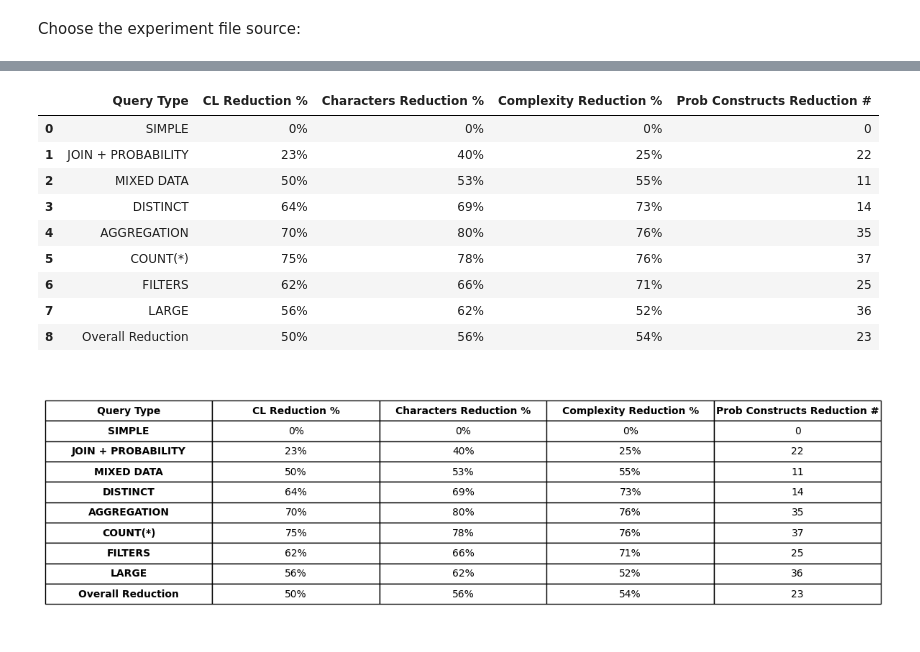
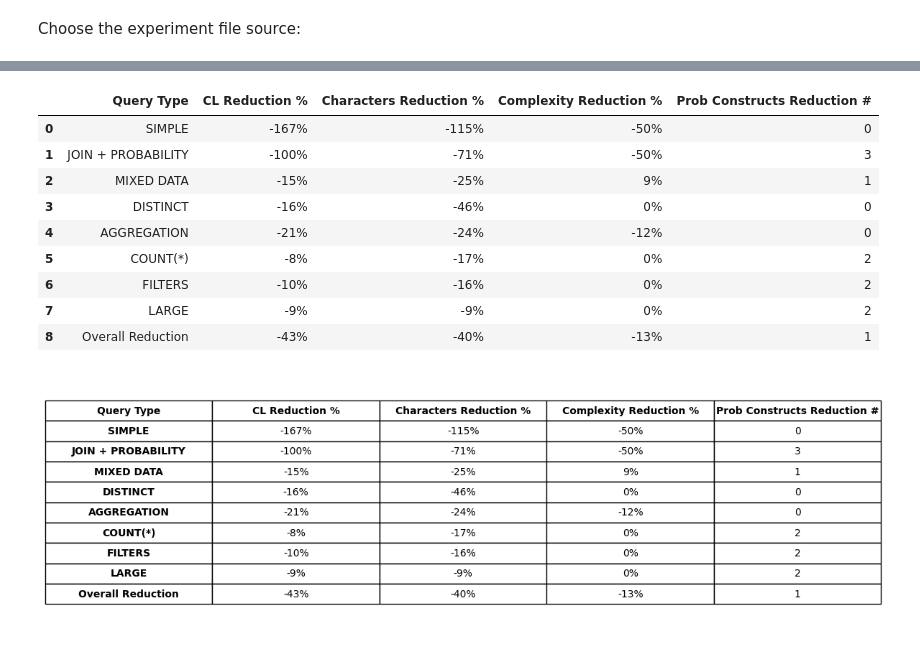
Before and after one commit to DemirevMartin/DuoSQL, a Jupyter notebook: experiment_visualizer.ipynb, the cells around one changed output, grey strips where cells are left out. Drawn from its saved outputs; the diff is of its cells as text; code cells hidden in the pictures.

```diff
--- a/experiment_visualizer.ipynb
+++ b/experiment_visualizer.ipynb
@@ -9,6 +9,6 @@ from decimal import Decimal, ROUND_HALF_UP
 Choose the experiment file source:
 # %%
 experiments = ["experiment_results/manual_vs_high-level.xlsx", "experiment_results/manual_vs_auto.xlsx"]
-df = pd.read_excel(experiments[0])
+df = pd.read_excel(experiments[1])
 # %%
 df.columns = [col.strip() for col in df.columns]
@@ -152,21 +142,21 @@ def round_half_up(val):
     return int(Decimal(val).to_integral_value(rounding=ROUND_HALF_UP))
 
 grouped["CL Reduction %"] = (
-    ((grouped[f"{odd_query_type} CL"] - grouped[f"{even_query_type} CL"]) / grouped[f"{odd_query_type} CL"] * 100)
+    ((grouped[f"{even_query_type} CL"] - grouped[f"{odd_query_type} CL"]) / grouped[f"{even_query_type} CL"] * 100)
     .apply(round_half_up).astype(int).astype(str) + '%'
 )
 grouped["Characters Reduction %"] = (
-    ((grouped[f"{odd_query_type} Characters"] - grouped[f"{even_query_type} Characters"]) / grouped[f"{odd_query_type} Characters"] * 100)
+    ((grouped[f"{even_query_type} Characters"] - grouped[f"{odd_query_type} Characters"]) / grouped[f"{even_query_type} Characters"] * 100)
     .apply(round_half_up).astype(int).astype(str) + '%'
 )
 grouped["Complexity Reduction %"] = (
-    ((grouped[f"{odd_query_type} Complexity"] - grouped[f"{even_query_type} Complexity"]) / grouped[f"{odd_query_type} Complexity"] * 100)
+    ((grouped[f"{even_query_type} Complexity"] - grouped[f"{odd_query_type} Complexity"]) / grouped[f"{even_query_type} Complexity"] * 100)
     .apply(round_half_up).astype(int).astype(str) + '%'
 )
 # NOTE: Since the high-level queries contain no probabilistic constructs, the reduction is calculated as the difference
 # between the two types of queries, not as a percentage.
 grouped["Prob Constructs Reduction #"] = (
-    (grouped[f"Probabilistic Constructs ({odd_query_type})"] - grouped[f"Probabilistic Constructs ({even_query_type})"])
+    (grouped[f"Probabilistic Constructs ({even_query_type})"] - grouped[f"Probabilistic Constructs ({odd_query_type})"])
     .apply(round_half_up).astype(int).astype(str)
 )
 
@@ -195,15 +185,15 @@ grouped_reduction = grouped[[
 display(grouped_reduction)
 # %% [output]
 |  | Query Type | CL Reduction % | Characters Reduction % | Complexity Reduction % | Prob Constructs Reduction # |
-| 0 | SIMPLE | 0% | 0% | 0% | 0 |
-| 1 | JOIN + PROBABILITY | 23% | 40% | 25% | 22 |
-| 2 | MIXED DATA | 50% | 53% | 55% | 11 |
-| 3 | DISTINCT | 64% | 69% | 73% | 14 |
-| 4 | AGGREGATION | 70% | 80% | 76% | 35 |
-| 5 | COUNT(*) | 75% | 78% | 76% | 37 |
-| 6 | FILTERS | 62% | 66% | 71% | 25 |
-| 7 | LARGE | 56% | 62% | 52% | 36 |
-| 8 | Overall Reduction | 50% | 56% | 54% | 23 |
+| 0 | SIMPLE | -167% | -115% | -50% | 0 |
+| 1 | JOIN + PROBABILITY | -100% | -71% | -50% | 3 |
+| 2 | MIXED DATA | -15% | -25% | 9% | 1 |
+| 3 | DISTINCT | -16% | -46% | 0% | 0 |
+| 4 | AGGREGATION | -21% | -24% | -12% | 0 |
+| 5 | COUNT(*) | -8% | -17% | 0% | 2 |
+| 6 | FILTERS | -10% | -16% | 0% | 2 |
+| 7 | LARGE | -9% | -9% | 0% | 2 |
+| 8 | Overall Reduction | -43% | -40% | -13% | 1 |
 # %%
 # Make a copy of the df and drop the simple and join test types
 df_grouped = grouped.copy()
@@ -219,21 +209,21 @@ df_grouped_reduction = df_grouped[[
 # %%
 def save_df_as_image(simple=""):
     df = grouped_reduction if simple == "" else df_grouped_reduction
     fig, ax = plt.subplots(figsize=(len(df.columns) * 1.2, len(df) * 0.5))
     ax.axis('off')
     table = ax.table(cellText=df.values, colLabels=df.columns, cellLoc='center', loc='center')
     table.auto_set_font_size(False)
     table.set_fontsize(10)
     table.scale(2.5, 1.7)
     # Bold headers
     for (row, col), cell in table.get_celld().items():
         if row == 0 or col == 0:
             cell.set_text_props(weight='bold')
-    plt.savefig(f"experiment_results/{odd_query_type}_vs_{even_query_type}_diagrams/{odd_query_type}_vs_{even_query_type}_table{simple}.png", bbox_inches='tight')
+    plt.savefig(f"experiment_results/{even_query_type}_vs_{odd_query_type}_diagrams/{even_query_type}_vs_{odd_query_type}_table{simple}.png", bbox_inches='tight')
     plt.show()
     plt.close()
 
 no_simple_queries = "_no_simple" # Otherwise, omit it in the function below to include simple queries (SIMPLE and JOIN) in the final reduction table
-save_df_as_image(no_simple_queries)
+save_df_as_image()
 # %% [output]
-[figure, old version]
+[figure, new version]
```
Also changed, not shown: parts of 1 cell of this notebook, 4 other files.
